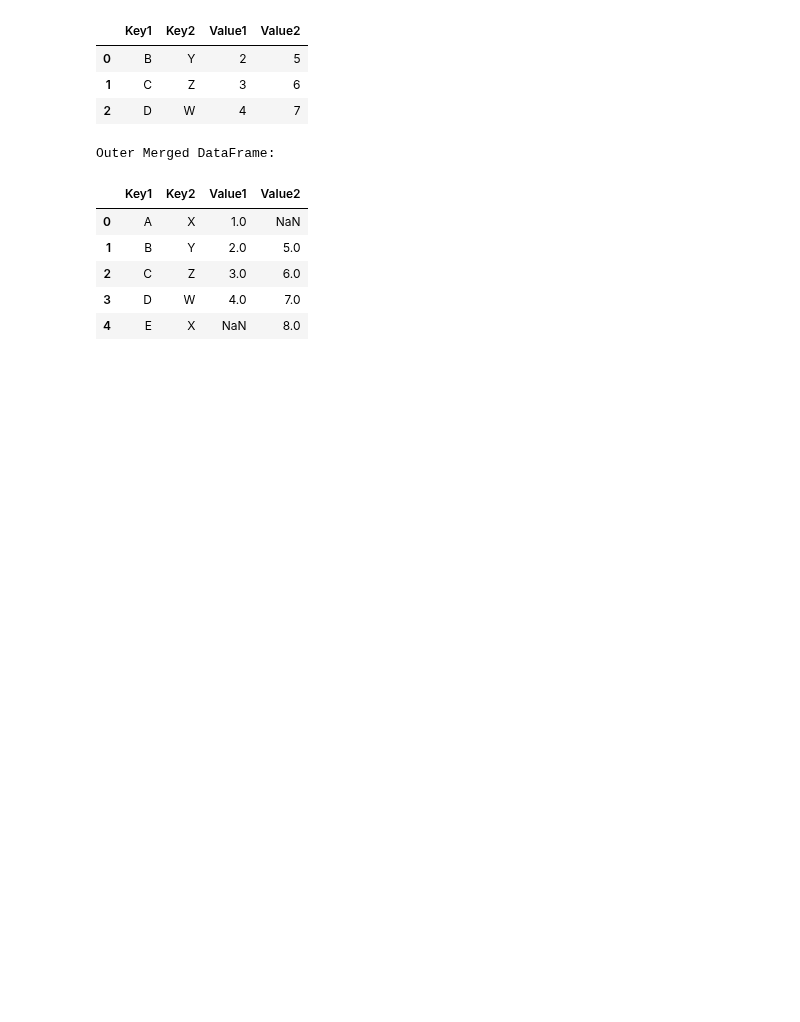
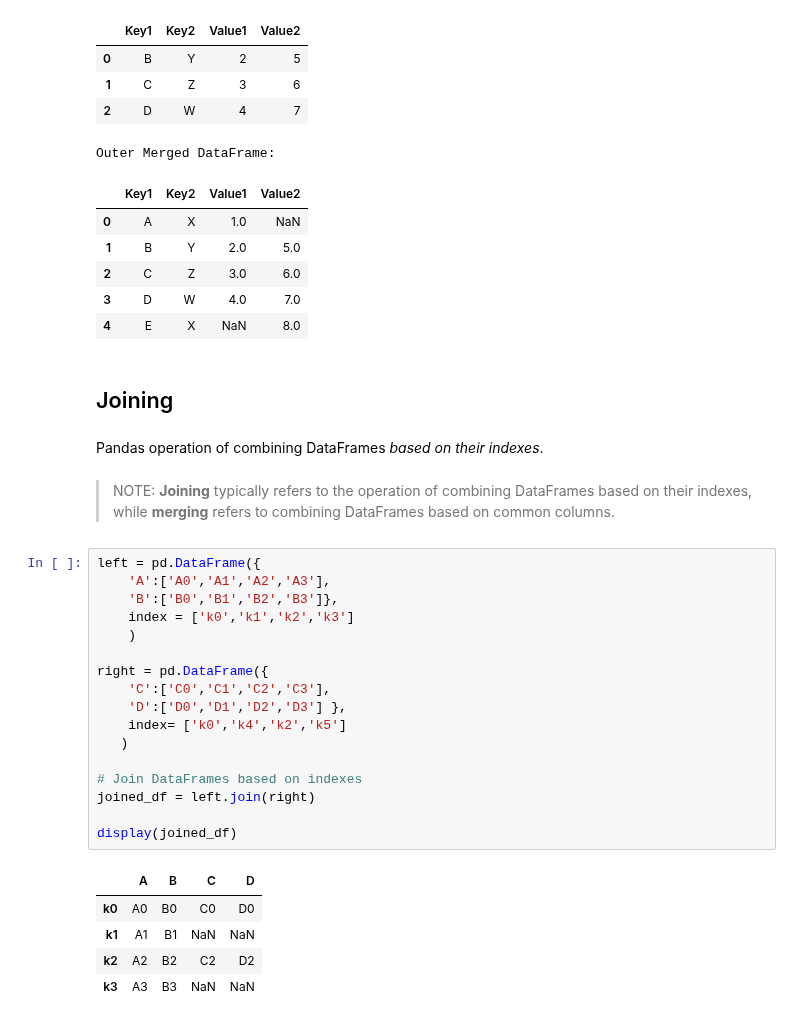
Before and after one commit to abhimanyus1997/ML-Basics, a Jupyter notebook: misc-notebooks/Pandas - Basics.ipynb, the cells around one changed output. Drawn from its saved outputs; the diff is of its cells as text; blank space fills up the shorter version.

Commit message:
Added Joining Method of Pandas

```diff
--- a/misc-notebooks/Pandas - Basics.ipynb
+++ b/misc-notebooks/Pandas - Basics.ipynb
@@ -1383,3 +1389,32 @@ Outer Merged DataFrame:
 | 2 | C | Z | 3.0 | 6.0 |
 | 3 | D | W | 4.0 | 7.0 |
 | 4 | E | X | NaN | 8.0 |
+# %% [markdown]
+## Joining
+# %% [markdown]
+Pandas operation of combining DataFrames _based on their indexes_.
+# %% [markdown]
+> NOTE: __Joining__ typically refers to the operation of combining DataFrames based on their indexes, while __merging__ refers to combining DataFrames based on common columns.
+# %%
+left = pd.DataFrame({
+    'A':['A0','A1','A2','A3'],
+    'B':['B0','B1','B2','B3']},
+    index = ['k0','k1','k2','k3']
+    )
+
+right = pd.DataFrame({
+    'C':['C0','C1','C2','C3'],
+    'D':['D0','D1','D2','D3'] },
+    index= ['k0','k4','k2','k5']
+   )
+
+# Join DataFrames based on indexes
+joined_df = left.join(right)
+
+display(joined_df)
+# %% [output]
+|  | A | B | C | D |
+| k0 | A0 | B0 | C0 | D0 |
+| k1 | A1 | B1 | NaN | NaN |
+| k2 | A2 | B2 | C2 | D2 |
+| k3 | A3 | B3 | NaN | NaN |
```
Also changed, not shown: parts of 30 cells of this notebook.
